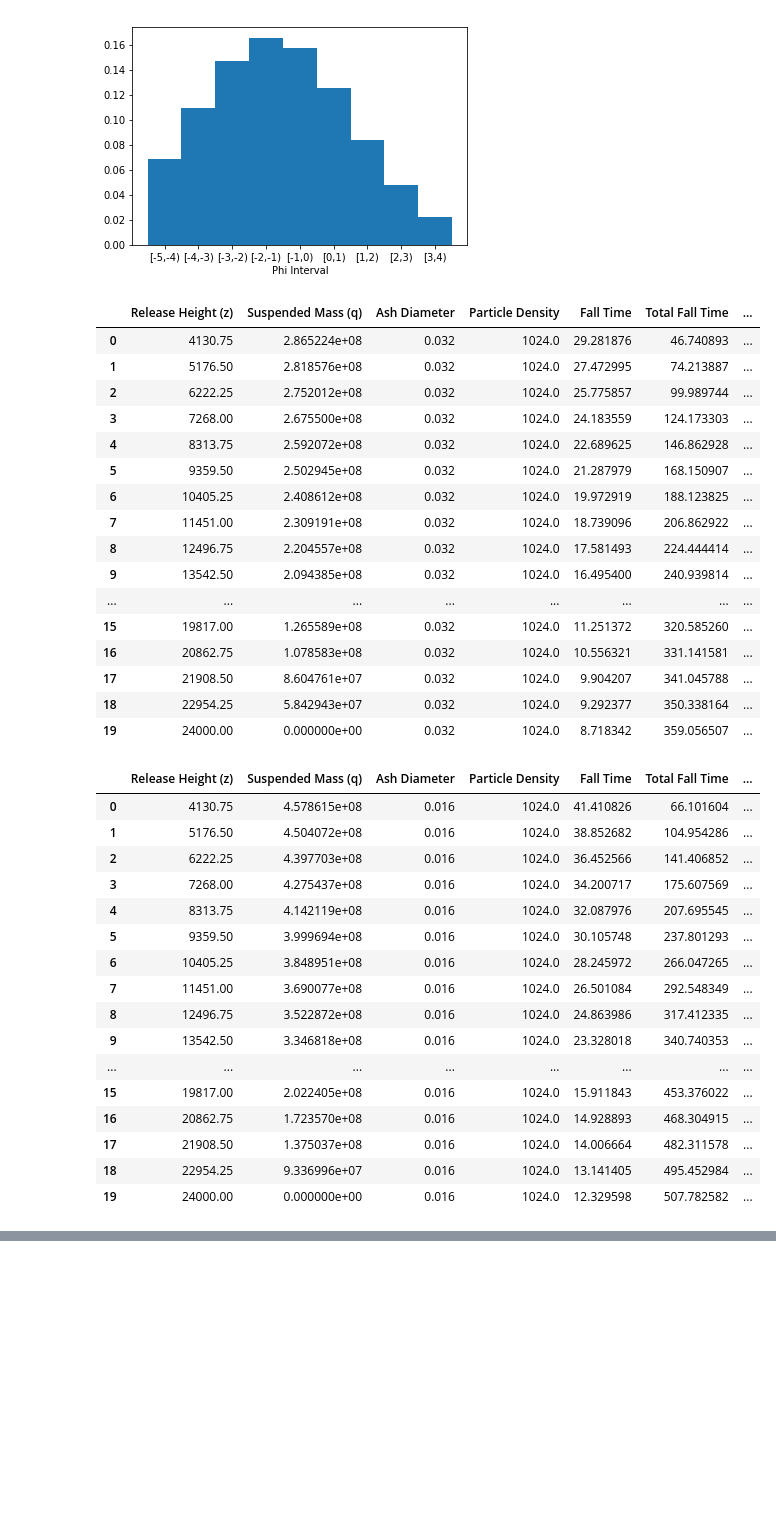
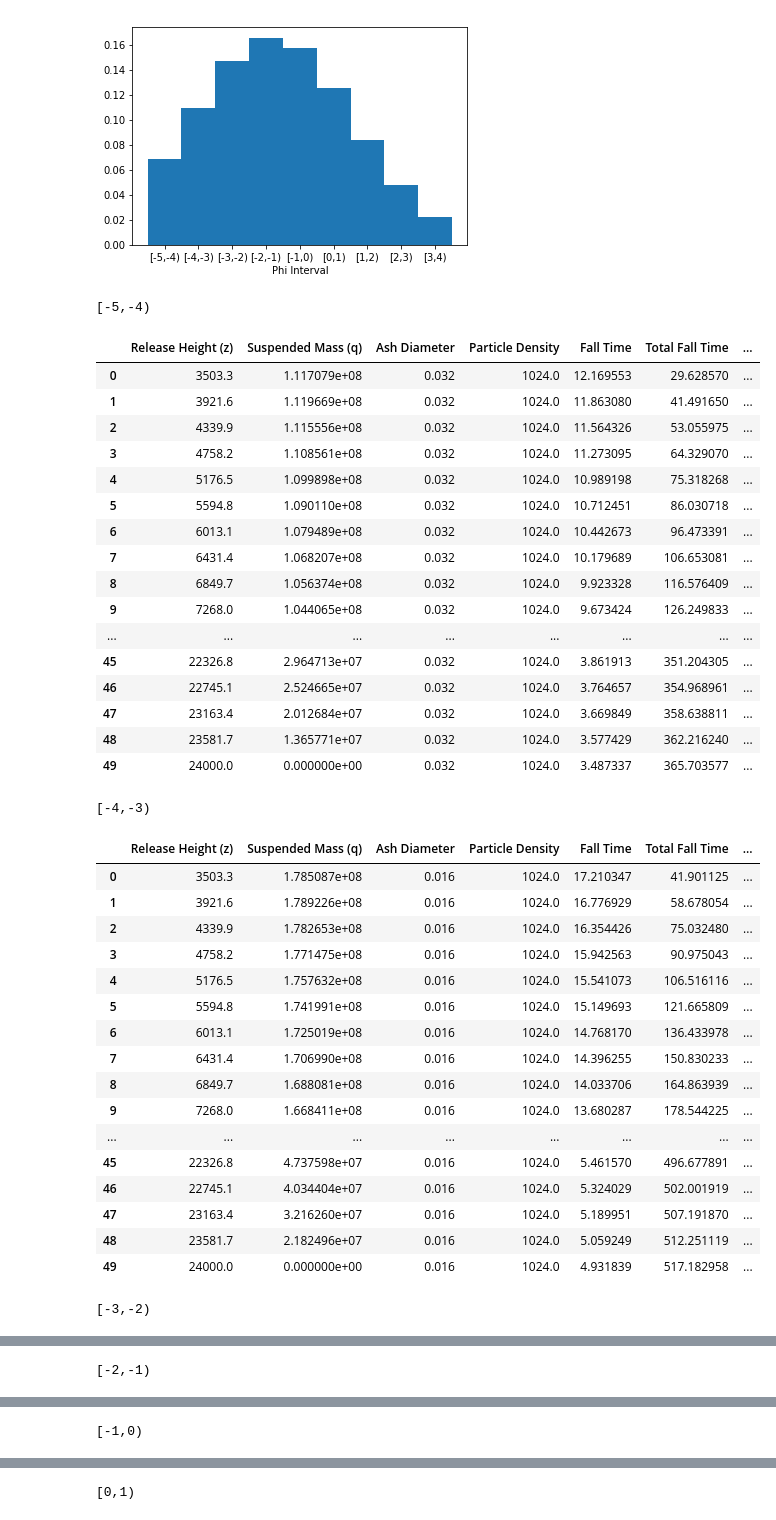
Before and after one commit to nmostert/inversion_project, a Jupyter notebook: Fixing_vent_height.ipynb, the cells around one changed output, grey strips where cells are left out. Cells and saved outputs as stored; diff of their text form; code cells hidden in the pictures; blank space fills up the shorter version.

Commit message:
Updated inversion (no wind) to work with vent elevation. Restored internal consistency

```diff
--- a/Fixing_vent_height.ipynb
+++ b/Fixing_vent_height.ipynb
@@ -227,7 +227,7 @@ v = config["WIND_SPEED"]*np.sin(wind_angle)
 for phi_step in phi_steps:
     mass_in_phi = config["ERUPTION_MASS"] * phi_step["probability"]
     input_table, gsm_df, sig, vv, tft= gaussian_stack_single_phi(
-        grid, 20, vent_height,
+        grid, 50, vent_height,
         config["PLUME_HEIGHT"],
         (config["ALPHA"], config["BETA"]),
         mass_in_phi, (u,v),
@@ -236,6 +236,7 @@ for phi_step in phi_steps:
         config["EDDY_CONST"],
         config["FALL_TIME_THRESHOLD"])
     df_list.append(gsm_df.rename(columns={"MassArea":phi_step["interval"]}))
+    print(phi_step["interval"])
     display(input_table)
 
 elapsed_time = process_time() - t
@@ -244,64 +245,67 @@ print("Forward Sim time: %.5f seconds"%elapsed_time)
 t = process_time()
 df_merge = reduce(lambda x, y: pd.merge(x, y, on =['Northing', 'Easting']), df_list)
 elapsed_time = process_time() - t
 print("Dataframe Merge time: %.5f seconds"%elapsed_time)
 
 t = process_time()
 df_merge["MassArea"] = np.sum(df_merge[labels], 1)
 elapsed_time = process_time() - t
 print("Tot M/A calc time: %.5f seconds"%elapsed_time)
 
 t = process_time()
 for label in labels:
     df_merge[label] = df_merge.apply(lambda row: (row[label]/row["MassArea"])*100, axis=1) # This operation is much faster
 
 elapsed_time = process_time() - t
 print("Phi Wt perc calc time: %.5f seconds"%elapsed_time)
 
 total_time = process_time() - t_tot
 print("Total time: %.5f seconds"%total_time)
 
 forward_df = df_merge
 
 # forward_df["MassArea"] = forward_df["MassArea"]*(6991/9469)
 
 forward_df["radius"] = np.sqrt(forward_df["Easting"]**2 + forward_df["Northing"]**2)
 forward_df = forward_df.sort_values(by=['radius'])
 forward_df["Residual"] = forward_df["MassArea"].values/obs_df["MassArea"].values*100
 display(forward_df.head())
 # %% [output]
+[-5,-4)
 |  | Release Height (z) | Suspended Mass (q) | Ash Diameter | Particle Density | Fall Time | Total Fall Time | ... |
-| 0 | 4130.75 | 2.865224e+08 | 0.032 | 1024.0 | 29.281876 | 46.740893 | ... |
-| 1 | 5176.50 | 2.818576e+08 | 0.032 | 1024.0 | 27.472995 | 74.213887 | ... |
-| 2 | 6222.25 | 2.752012e+08 | 0.032 | 1024.0 | 25.775857 | 99.989744 | ... |
-| 3 | 7268.00 | 2.675500e+08 | 0.032 | 1024.0 | 24.183559 | 124.173303 | ... |
-| 4 | 8313.75 | 2.592072e+08 | 0.032 | 1024.0 | 22.689625 | 146.862928 | ... |
-| 5 | 9359.50 | 2.502945e+08 | 0.032 | 1024.0 | 21.287979 | 168.150907 | ... |
-| 6 | 10405.25 | 2.408612e+08 | 0.032 | 1024.0 | 19.972919 | 188.123825 | ... |
-| 7 | 11451.00 | 2.309191e+08 | 0.032 | 1024.0 | 18.739096 | 206.862922 | ... |
-| 8 | 12496.75 | 2.204557e+08 | 0.032 | 1024.0 | 17.581493 | 224.444414 | ... |
-| 9 | 13542.50 | 2.094385e+08 | 0.032 | 1024.0 | 16.495400 | 240.939814 | ... |
+| 0 | 3503.3 | 1.117079e+08 | 0.032 | 1024.0 | 12.169553 | 29.628570 | ... |
+| 1 | 3921.6 | 1.119669e+08 | 0.032 | 1024.0 | 11.863080 | 41.491650 | ... |
+| 2 | 4339.9 | 1.115556e+08 | 0.032 | 1024.0 | 11.564326 | 53.055975 | ... |
+| 3 | 4758.2 | 1.108561e+08 | 0.032 | 1024.0 | 11.273095 | 64.329070 | ... |
+| 4 | 5176.5 | 1.099898e+08 | 0.032 | 1024.0 | 10.989198 | 75.318268 | ... |
+| 5 | 5594.8 | 1.090110e+08 | 0.032 | 1024.0 | 10.712451 | 86.030718 | ... |
+| 6 | 6013.1 | 1.079489e+08 | 0.032 | 1024.0 | 10.442673 | 96.473391 | ... |
+| 7 | 6431.4 | 1.068207e+08 | 0.032 | 1024.0 | 10.179689 | 106.653081 | ... |
+| 8 | 6849.7 | 1.056374e+08 | 0.032 | 1024.0 | 9.923328 | 116.576409 | ... |
+| 9 | 7268.0 | 1.044065e+08 | 0.032 | 1024.0 | 9.673424 | 126.249833 | ... |
 | ... | ... | ... | ... | ... | ... | ... | ... |
-| 15 | 19817.00 | 1.265589e+08 | 0.032 | 1024.0 | 11.251372 | 320.585260 | ... |
-| 16 | 20862.75 | 1.078583e+08 | 0.032 | 1024.0 | 10.556321 | 331.141581 | ... |
-| 17 | 21908.50 | 8.604761e+07 | 0.032 | 1024.0 | 9.904207 | 341.045788 | ... |
-| 18 | 22954.25 | 5.842943e+07 | 0.032 | 1024.0 | 9.292377 | 350.338164 | ... |
-| 19 | 24000.00 | 0.000000e+00 | 0.032 | 1024.0 | 8.718342 | 359.056507 | ... |
+| 45 | 22326.8 | 2.964713e+07 | 0.032 | 1024.0 | 3.861913 | 351.204305 | ... |
+| 46 | 22745.1 | 2.524665e+07 | 0.032 | 1024.0 | 3.764657 | 354.968961 | ... |
+| 47 | 23163.4 | 2.012684e+07 | 0.032 | 1024.0 | 3.669849 | 358.638811 | ... |
+| 48 | 23581.7 | 1.365771e+07 | 0.032 | 1024.0 | 3.577429 | 362.216240 | ... |
+| 49 | 24000.0 | 0.000000e+00 | 0.032 | 1024.0 | 3.487337 | 365.703577 | ... |
+[-4,-3)
 |  | Release Height (z) | Suspended Mass (q) | Ash Diameter | Particle Density | Fall Time | Total Fall Time | ... |
-| 0 | 4130.75 | 4.578615e+08 | 0.016 | 1024.0 | 41.410826 | 66.101604 | ... |
-| 1 | 5176.50 | 4.504072e+08 | 0.016 | 1024.0 | 38.852682 | 104.954286 | ... |
-| 2 | 6222.25 | 4.397703e+08 | 0.016 | 1024.0 | 36.452566 | 141.406852 | ... |
-| 3 | 7268.00 | 4.275437e+08 | 0.016 | 1024.0 | 34.200717 | 175.607569 | ... |
-| 4 | 8313.75 | 4.142119e+08 | 0.016 | 1024.0 | 32.087976 | 207.695545 | ... |
-| 5 | 9359.50 | 3.999694e+08 | 0.016 | 1024.0 | 30.105748 | 237.801293 | ... |
-| 6 | 10405.25 | 3.848951e+08 | 0.016 | 1024.0 | 28.245972 | 266.047265 | ... |
-| 7 | 11451.00 | 3.690077e+08 | 0.016 | 1024.0 | 26.501084 | 292.548349 | ... |
-| 8 | 12496.75 | 3.522872e+08 | 0.016 | 1024.0 | 24.863986 | 317.412335 | ... |
-| 9 | 13542.50 | 3.346818e+08 | 0.016 | 1024.0 | 23.328018 | 340.740353 | ... |
+| 0 | 3503.3 | 1.785087e+08 | 0.016 | 1024.0 | 17.210347 | 41.901125 | ... |
+| 1 | 3921.6 | 1.789226e+08 | 0.016 | 1024.0 | 16.776929 | 58.678054 | ... |
+| 2 | 4339.9 | 1.782653e+08 | 0.016 | 1024.0 | 16.354426 | 75.032480 | ... |
+| 3 | 4758.2 | 1.771475e+08 | 0.016 | 1024.0 | 15.942563 | 90.975043 | ... |
+| 4 | 5176.5 | 1.757632e+08 | 0.016 | 1024.0 | 15.541073 | 106.516116 | ... |
+| 5 | 5594.8 | 1.741991e+08 | 0.016 | 1024.0 | 15.149693 | 121.665809 | ... |
+| 6 | 6013.1 | 1.725019e+08 | 0.016 | 1024.0 | 14.768170 | 136.433978 | ... |
+| 7 | 6431.4 | 1.706990e+08 | 0.016 | 1024.0 | 14.396255 | 150.830233 | ... |
+| 8 | 6849.7 | 1.688081e+08 | 0.016 | 1024.0 | 14.033706 | 164.863939 | ... |
+| 9 | 7268.0 | 1.668411e+08 | 0.016 | 1024.0 | 13.680287 | 178.544225 | ... |
 | ... | ... | ... | ... | ... | ... | ... | ... |
-| 15 | 19817.00 | 2.022405e+08 | 0.016 | 1024.0 | 15.911843 | 453.376022 | ... |
-| 16 | 20862.75 | 1.723570e+08 | 0.016 | 1024.0 | 14.928893 | 468.304915 | ... |
-| 17 | 21908.50 | 1.375037e+08 | 0.016 | 1024.0 | 14.006664 | 482.311578 | ... |
-| 18 | 22954.25 | 9.336996e+07 | 0.016 | 1024.0 | 13.141405 | 495.452984 | ... |
-| 19 | 24000.00 | 0.000000e+00 | 0.016 | 1024.0 | 12.329598 | 507.782582 | ... |
+| 45 | 22326.8 | 4.737598e+07 | 0.016 | 1024.0 | 5.461570 | 496.677891 | ... |
+| 46 | 22745.1 | 4.034404e+07 | 0.016 | 1024.0 | 5.324029 | 502.001919 | ... |
+| 47 | 23163.4 | 3.216260e+07 | 0.016 | 1024.0 | 5.189951 | 507.191870 | ... |
+| 48 | 23581.7 | 2.182496e+07 | 0.016 | 1024.0 | 5.059249 | 512.251119 | ... |
+| 49 | 24000.0 | 0.000000e+00 | 0.016 | 1024.0 | 4.931839 | 517.182958 | ... |
+[-3,-2)
 |  | Release Height (z) | Suspended Mass (q) | Ash Diameter | Particle Density | Fall Time | Total Fall Time | ... |
@@ -324 +328,2 @@ display(forward_df.head())
+[-2,-1)
 |  | Release Height (z) | Suspended Mass (q) | Ash Diameter | Particle Density | Fall Time | Total Fall Time | ... |
@@ -341 +346,2 @@ display(forward_df.head())
+[-1,0)
 |  | Release Height (z) | Suspended Mass (q) | Ash Diameter | Particle Density | Fall Time | Total Fall Time | ... |
@@ -358 +364,2 @@ display(forward_df.head())
+[0,1)
 |  | Release Height (z) | Suspended Mass (q) | Ash Diameter | Particle Density | Fall Time | Total Fall Time | ... |
```
Also changed, not shown: parts of 12 cells of this notebook, 1 other file.
